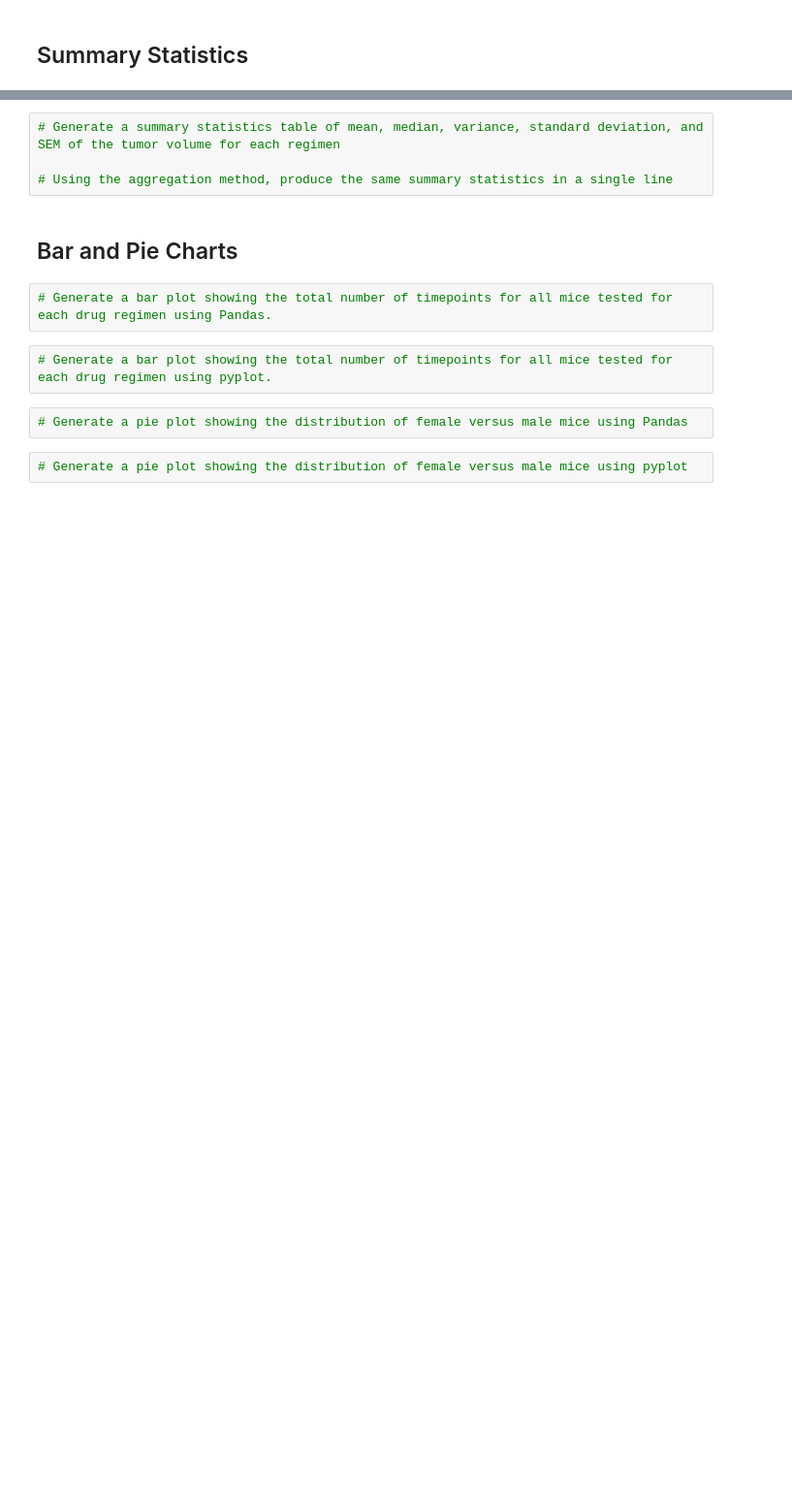
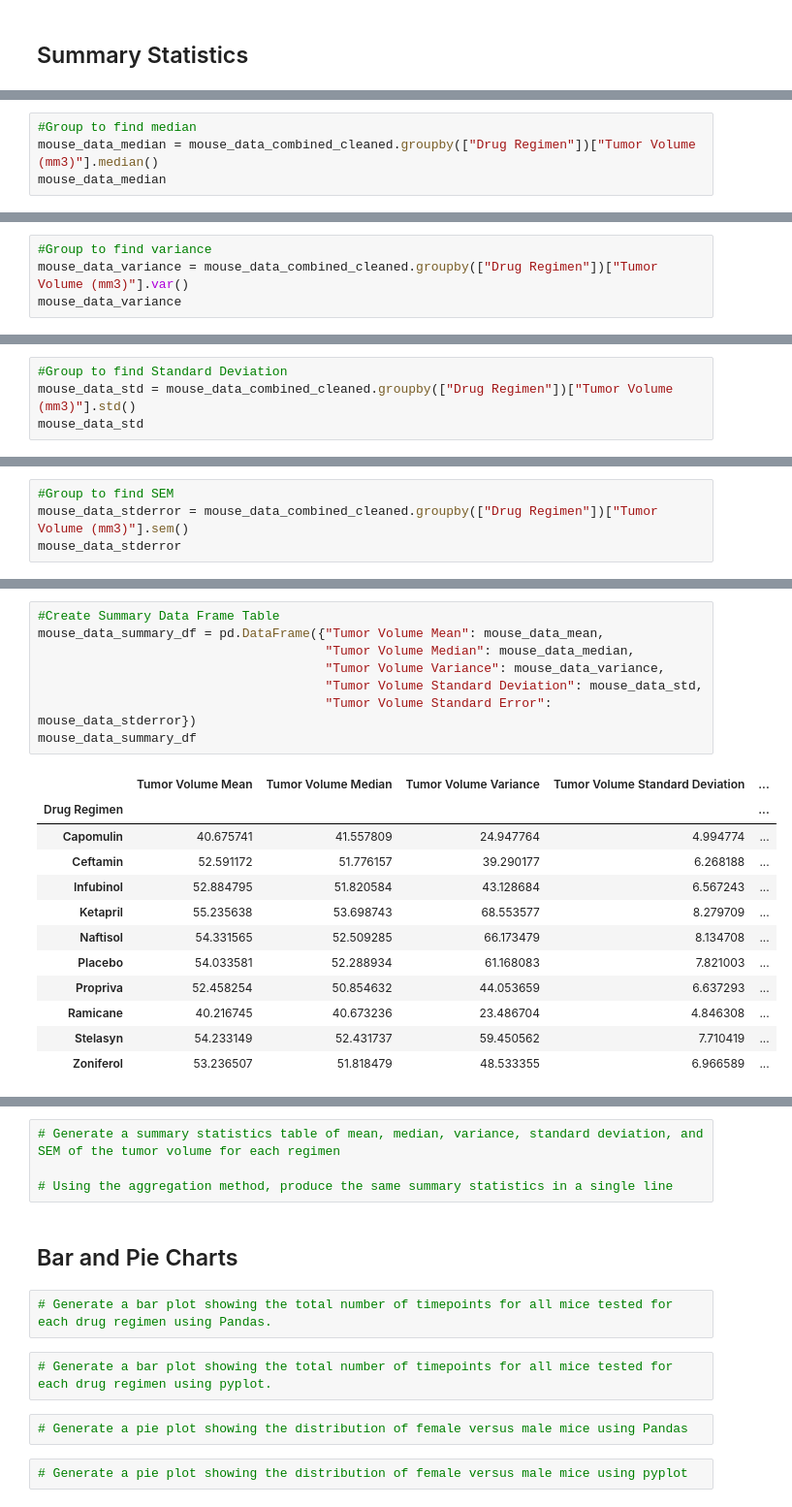
Before and after one commit to kellrow80/matplotlib---challenge, a Jupyter notebook: Instructions/Pymaceuticals/pymaceuticals_starter.ipynb, the cells around one changed output, grey strips where cells are left out. Shown at 97% size. Cells and saved outputs as stored; diff of their text form; blank space fills up the shorter version.

Commit message:
Finished statistical dataframes

```diff
--- a/Instructions/Pymaceuticals/pymaceuticals_starter.ipynb
+++ b/Instructions/Pymaceuticals/pymaceuticals_starter.ipynb
@@ -92,0 +101,4 @@ mouse_id_df
+# %%
+#Group to find median
+mouse_data_median = mouse_data_combined_cleaned.groupby(["Drug Regimen"])["Tumor Volume (mm3)"].median()
+mouse_data_median
@@ -92,0 +118,4 @@ mouse_id_df
+# %%
+#Group to find variance
+mouse_data_variance = mouse_data_combined_cleaned.groupby(["Drug Regimen"])["Tumor Volume (mm3)"].var()
+mouse_data_variance
@@ -92,0 +135,4 @@ mouse_id_df
+# %%
+#Group to find Standard Deviation
+mouse_data_std = mouse_data_combined_cleaned.groupby(["Drug Regimen"])["Tumor Volume (mm3)"].std()
+mouse_data_std
@@ -92,0 +152,4 @@ mouse_id_df
+# %%
+#Group to find SEM
+mouse_data_stderror = mouse_data_combined_cleaned.groupby(["Drug Regimen"])["Tumor Volume (mm3)"].sem()
+mouse_data_stderror
@@ -92,0 +169,21 @@ mouse_id_df
+# %%
+#Create Summary Data Frame Table
+mouse_data_summary_df = pd.DataFrame({"Tumor Volume Mean": mouse_data_mean,
+                                      "Tumor Volume Median": mouse_data_median,
+                                      "Tumor Volume Variance": mouse_data_variance,
+                                      "Tumor Volume Standard Deviation": mouse_data_std,
+                                      "Tumor Volume Standard Error": mouse_data_stderror})
+mouse_data_summary_df
+# %% [output]
+|  | Tumor Volume Mean | Tumor Volume Median | Tumor Volume Variance | Tumor Volume Standard Deviation | ... |
+| Drug Regimen |  |  |  |  | ... |
+| Capomulin | 40.675741 | 41.557809 | 24.947764 | 4.994774 | ... |
+| Ceftamin | 52.591172 | 51.776157 | 39.290177 | 6.268188 | ... |
+| Infubinol | 52.884795 | 51.820584 | 43.128684 | 6.567243 | ... |
+| Ketapril | 55.235638 | 53.698743 | 68.553577 | 8.279709 | ... |
+| Naftisol | 54.331565 | 52.509285 | 66.173479 | 8.134708 | ... |
+| Placebo | 54.033581 | 52.288934 | 61.168083 | 7.821003 | ... |
+| Propriva | 52.458254 | 50.854632 | 44.053659 | 6.637293 | ... |
+| Ramicane | 40.216745 | 40.673236 | 23.486704 | 4.846308 | ... |
+| Stelasyn | 54.233149 | 52.431737 | 59.450562 | 7.710419 | ... |
+| Zoniferol | 53.236507 | 51.818479 | 48.533355 | 6.966589 | ... |
```
Also changed, not shown: parts of 17 cells of this notebook.
